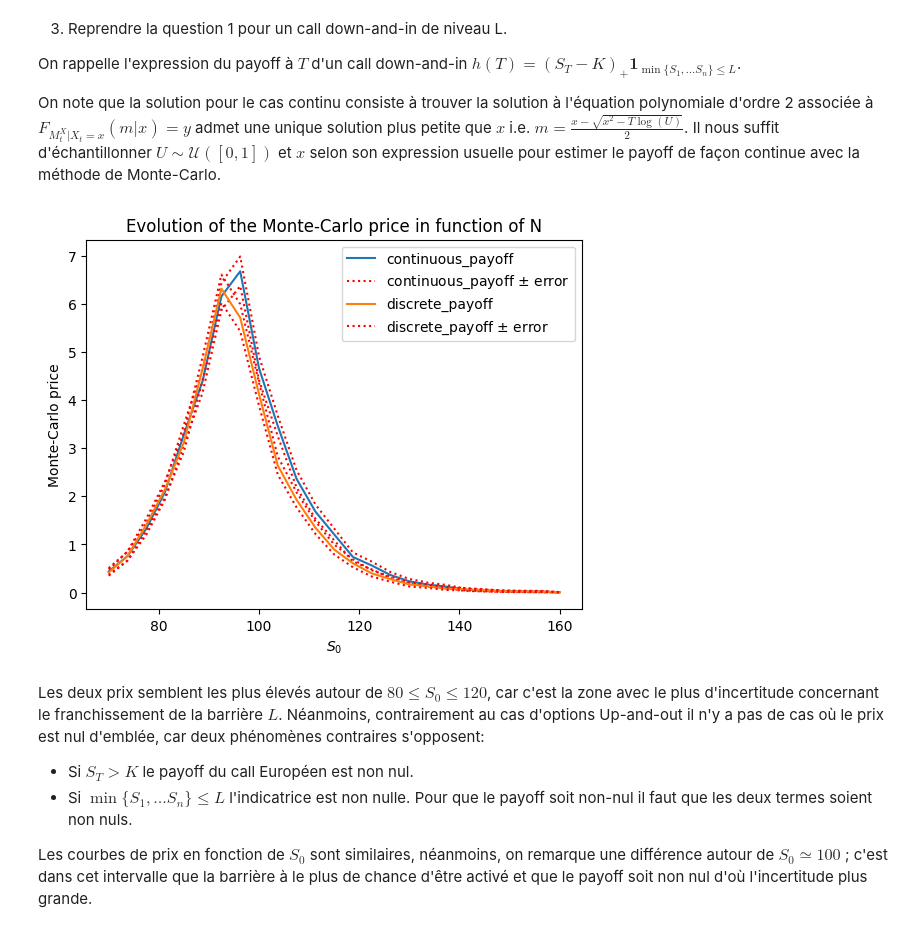
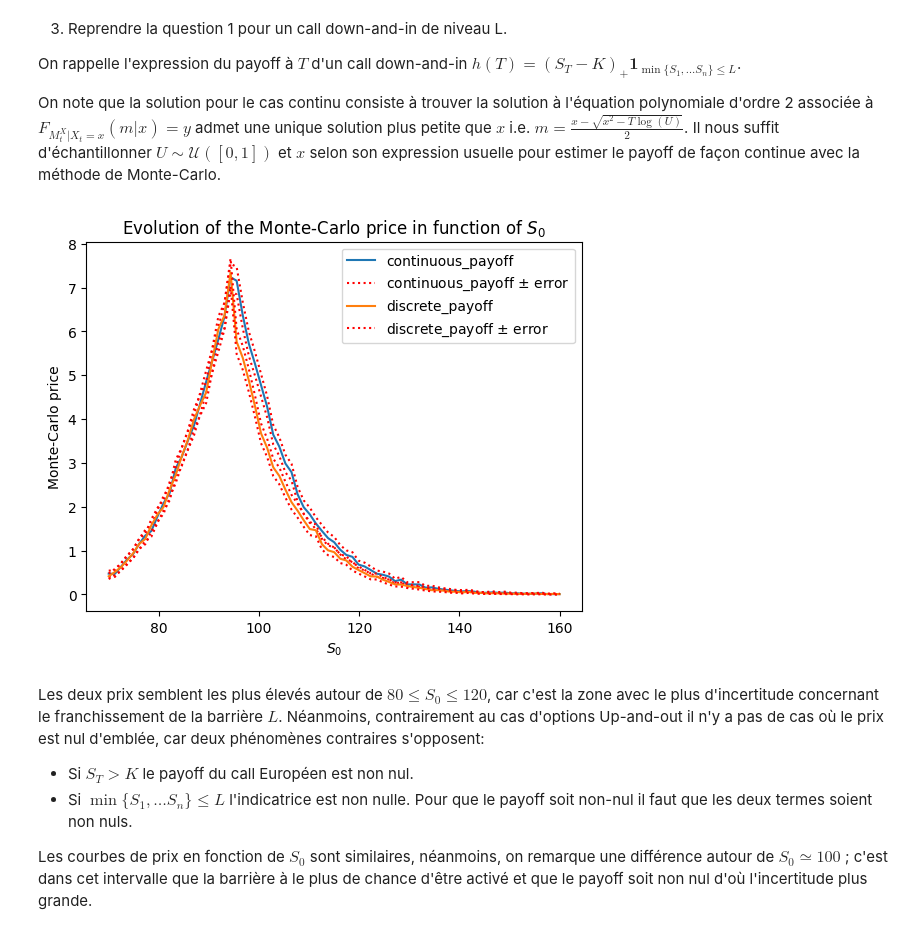
Before and after one commit to kerrianlc/stochastic-proc-fin, a Jupyter notebook: MSF-QIII-LC-M.ipynb, the cells around one changed output. Cells and saved outputs as stored; diff of their text form; code cells hidden in the pictures.

```diff
--- a/MSF-QIII-LC-M.ipynb
+++ b/MSF-QIII-LC-M.ipynb
@@ -160,7 +185,7 @@ def plot_montecarlo_prices(ax, S_range, payoff_function, legend, **kwargs):
     ax.plot(S_range, Cns_down, linestyle=":", color="red")
     ax.set_xlabel("$S_0$")
     ax.set_ylabel("Monte-Carlo price")
-    ax.set_title("Evolution of the Monte-Carlo price in function of N")
+    ax.set_title("Evolution of the Monte-Carlo price in function of $S_0$")
     ax.legend()
 # %%
 S_range = np.linspace(50, 145, 30)
@@ -265,7 +290,7 @@ On rappelle l'expression du payoff à $T$ d'un call down-and-in $ h(T) = (S_T -K
 
 On note que la solution pour le cas continu consiste à trouver la solution à l'équation polynomiale d'ordre 2 associée à $F_{M^X_t |X_t=x}(m|x)=y$ admet une unique solution plus petite que $x$ i.e. $m=\frac{x - \sqrt{x^2 - T\log(U)}}{2}$. Il nous suffit d'échantillonner $U\sim \mathcal{U}([0,1])$ et $x$ selon son expression usuelle pour estimer le payoff de façon continue avec la méthode de Monte-Carlo.
 # %%
-def discrete_down_and_in_payoffs(N, n, K, T, S0, r, sigma, B):
+def discrete_down_and_in_payoffs(N, n, K, T, S0, r, sigma, B, variance_type="normal"):
     """
     Builds the discrete Monte-Carlo payoffs array for down-and-in option.
     Parameters:
@@ -277,14 +302,29 @@ def discrete_down_and_in_payoffs(N, n, K, T, S0, r, sigma, B):
         r (float): Risk-free interest rate.
         sigma (float): Volatility of the underlying asset.
         B (float): Barrier price.
+        variance_type (Optional[str]): Type of variance to use.
     Returns:
         np.ndarray: The N Monte-Carlo payoffs of the down-and-in option call option.
     """
 
+    if variance_type == "antithetic":
+        mc_price1, mc_price2 = monte_carlo_discrete_path(
+            N, n, T, S0, r, sigma, variance_type="antithetic"
+        )
+        mc_price = 0.5 * (mc_price1 + mc_price2)
+        payoffs1 = np.maximum(0, mc_price1[:, -1] - K)
+        payoffs2 = np.maximum(0, mc_price2[:, -1] - K)
+        return 0.5 * (
+            payoffs1 * np.any(mc_price1 < B, axis=1).astype(int)
+            + payoffs2 * np.any(mc_price2 < B, axis=1).astype(int)
+        )
+
     mc_price = monte_carlo_discrete_path(N, n, T, S0, r, sigma)
+    payoffs = np.maximum(0, mc_price[:, -1] - K)
+    if variance_type == "reduced":
+        return payoffs[np.any(mc_price < B, axis=1)]
 
-    return np.maximum(0, mc_price[:, -1] - K) * np.any(mc_price < B, axis=1).astype(int)
-
+    return payoffs * np.any(mc_price < B, axis=1).astype(int)
 
 
 def continuous_down_and_in_payoffs(N, K, T, S0, r, sigma, B):
@@ -305,7 +345,6 @@ def continuous_down_and_in_payoffs(N, K, T, S0, r, sigma, B):
     mc_price, minima = monte_carlo_continuous(N, T, S0, r, sigma, sign=-1)
 
     return np.maximum(0, mc_price - K) * (minima < np.log(B / S0) / sigma).astype(int)
-
 
 
 def discrete_down_and_in(N, n, K, T, S0, r, sigma, B, alpha=0.01):
@@ -336,7 +375,6 @@ def discrete_down_and_in(N, n, K, T, S0, r, sigma, B, alpha=0.01):
     ) * standard_error(payoffs)
 
 
-
 def continuous_down_and_in(N, K, T, S0, r, sigma, B, alpha=0.01):
     """
     Builds Monte-Carlo pricing using the continuous method for down-and-in option.
@@ -362,42 +400,41 @@ def continuous_down_and_in(N, K, T, S0, r, sigma, B, alpha=0.01):
     interval = Cn + np.array(norm.interval(1 - alpha)) * np.exp(
         -r * T
     ) * standard_error(payoffs)
-    del payoffs
 
     return Cn, interval
 # %%
-S_range = np.linspace(70, 160, 25)
+S_range = np.linspace(70, 160, 75)
 
 _, ax = plt.subplots()
 plot_montecarlo_prices(
     ax,
     S_range,
     continuous_down_and_in,
     "continuous_payoff",
     N=N,
     K=K,
     T=T,
     r=r,
     sigma=sigma,
     B=L,
 )
 
 plot_montecarlo_prices(
     ax,
     S_range,
     discrete_down_and_in,
     "discrete_payoff",
     N=N,
     n=100,
     K=K,
     T=T,
     r=r,
     sigma=sigma,
     B=L,
 )
 plt.show()
 # %% [output]
-[figure, old version]
+[figure, new version]
 # %% [markdown]
 Les deux prix semblent les plus élevés autour de $80 \leq S_0\leq 120$, car c'est la zone avec le plus d'incertitude concernant le franchissement de la barrière $L$. Néanmoins, contrairement au cas d'options Up-and-out il n'y a pas de cas où le prix est nul d'emblée, car deux phénomènes contraires s'opposent:
 - Si $S_T > K$ le payoff du call Européen est non nul.
```
Also changed, not shown: parts of 8 cells of this notebook, 1 other file.
